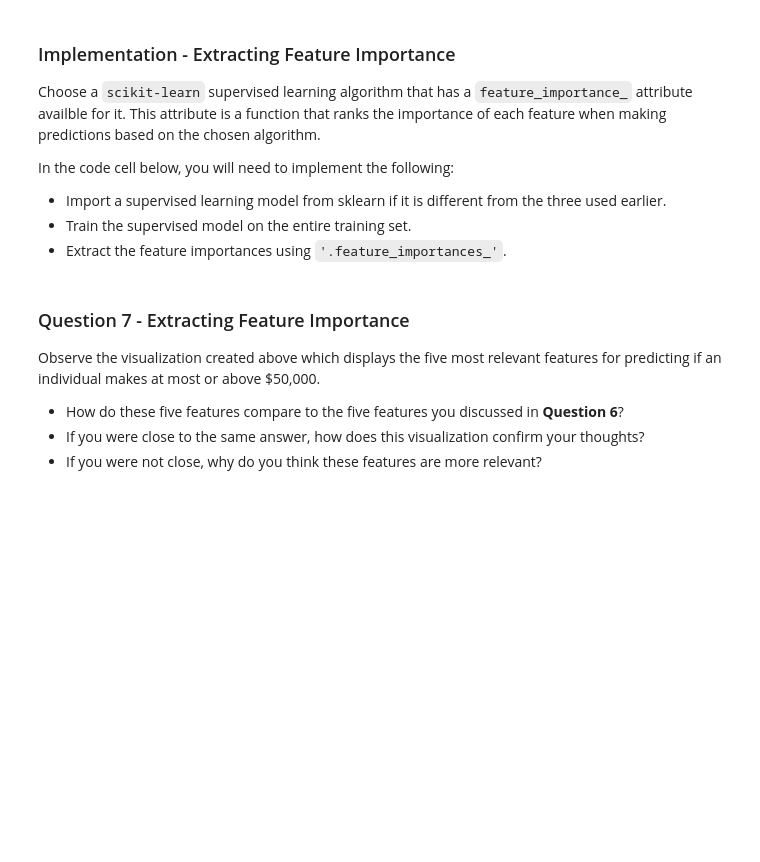
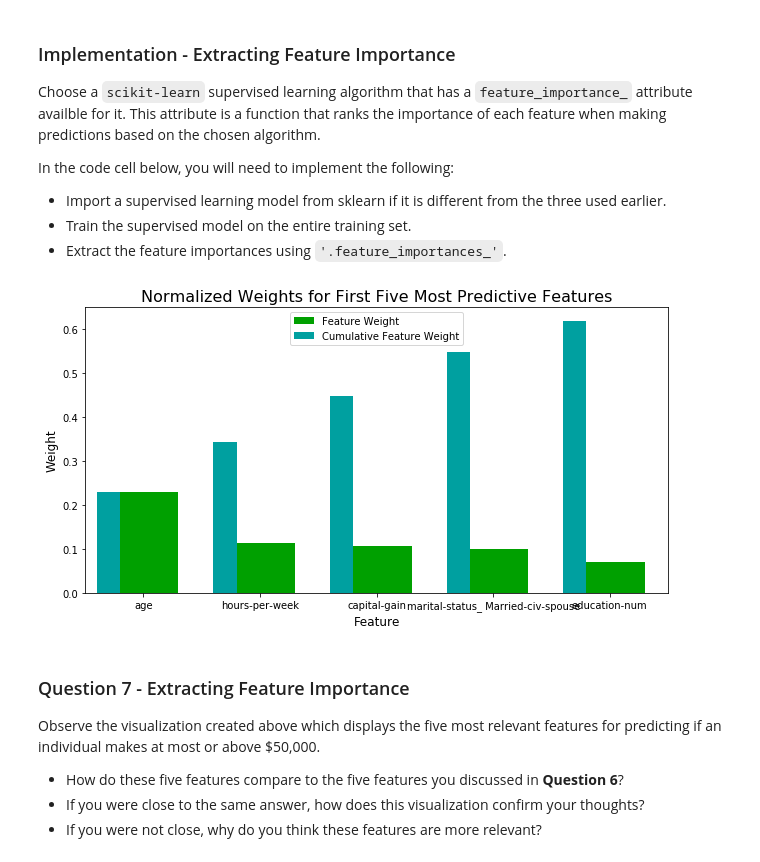
Before and after one commit to PaulaCalmon/machine-learning, a Jupyter notebook: projects/finding_donors/finding_donors.ipynb, the cells around one changed output. Saved outputs shown, nothing was run; the diff lists cells and outputs as text; code cells hidden in the pictures; blank space fills up the shorter version.

```diff
--- a/projects/finding_donors/finding_donors.ipynb
+++ b/projects/finding_donors/finding_donors.ipynb
@@ -344,7 +400,7 @@ def train_predict(learner, sample_size, X_train, y_train, X_test, y_test):
     results['f_train'] = fbeta_score(y_train[:300], predictions_train, 1)
 
     # TODO: Compute F-score on the test set which is y_test
-    results['f_test'] = fbeta_score(y_test , predictions_test, 1)
+    results['f_test'] = fbeta_score(y_test , predictions_test, 0.5)
 
     # Success
     print("{} trained on {} samples.".format(learner.__class__.__name__, sample_size))
@@ -520,16 +592,19 @@ In the code cell below, you will need to implement the following:
  - Extract the feature importances using `'.feature_importances_'`.
 # %%
 # TODO: Import a supervised learning model that has 'feature_importances_'
-
+from sklearn.ensemble import RandomForestClassifier
 
 # TODO: Train the supervised model on the training set using .fit(X_train, y_train)
-model = None
+model = RandomForestClassifier()
+model.fit(X_train, y_train)
 
 # TODO: Extract the feature importances using .feature_importances_
-importances = None
+importances = model.feature_importances_
 
 # Plot
 vs.feature_plot(importances, X_train, y_train)
+# %% [output]
+[figure, added]
 # %% [markdown]
 ### Question 7 - Extracting Feature Importance
 
```
Also changed, not shown: parts of 16 cells of this notebook.
